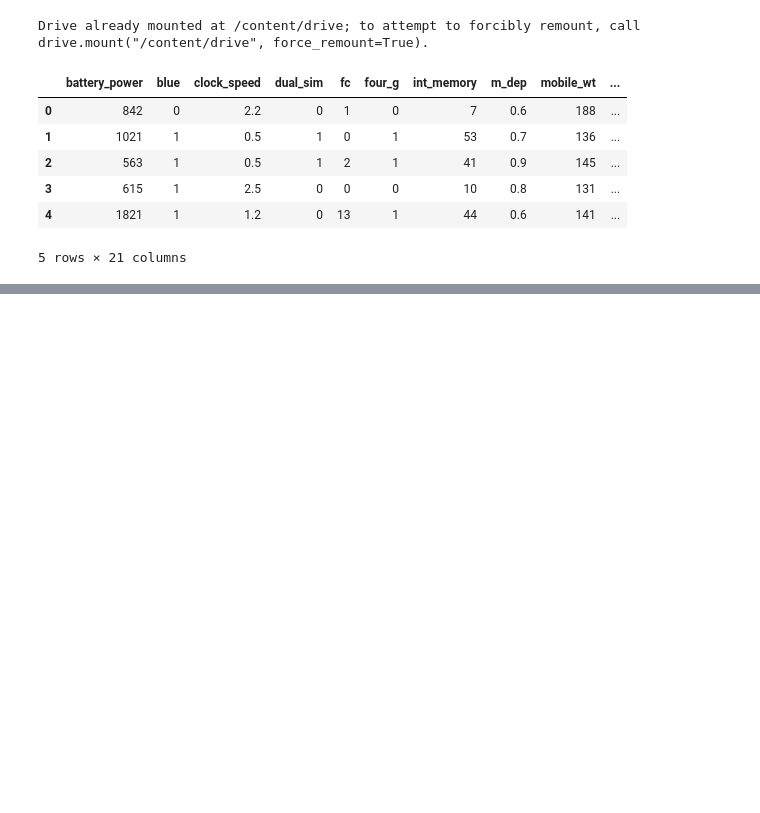
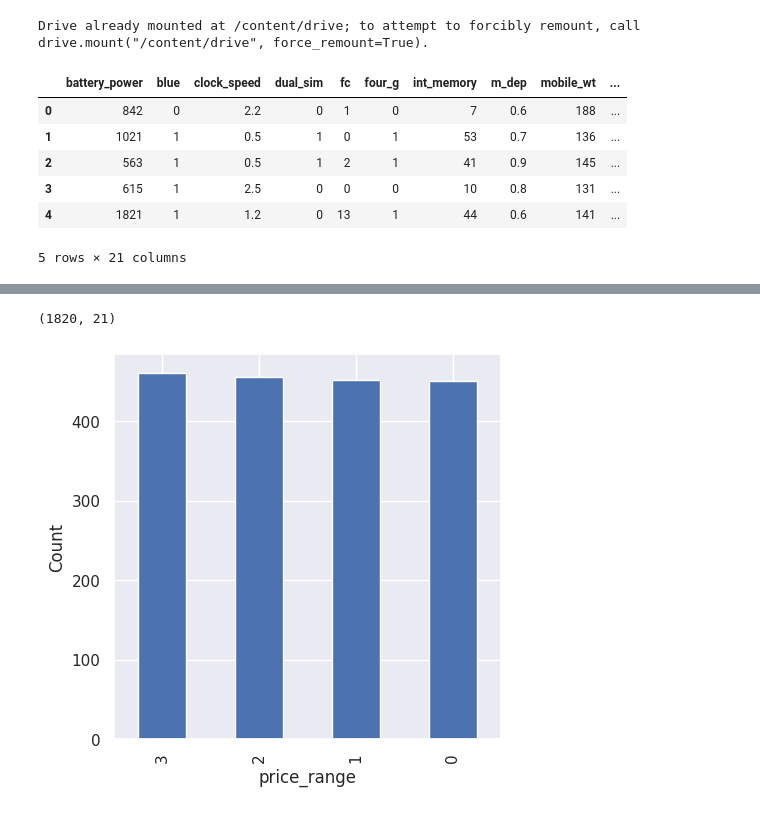
Before and after one commit to Navneet-Nicer/Mobile-Price-Prediction, a Jupyter notebook: Classification_Mobile_Price_Prediction3.ipynb, the cells around one changed output, grey strips where cells are left out. Saved outputs shown, nothing was run; the diff lists cells and outputs as text; code cells hidden in the pictures; blank space fills up the shorter version.

```diff
--- a/Classification_Mobile_Price_Prediction3.ipynb
+++ b/Classification_Mobile_Price_Prediction3.ipynb
@@ -93,0 +117,15 @@ train_data.head()
+# %%
+# Now, we remove the data points with missing data.
+train_data_f = train_data[train_data['sc_w'] != 0]
+train_data_f.shape
+# %% [output]
+(1820, 21)
+# %%
+# Let us visualize the number of elements in each class of mobile phones.
+sns.set()
+price_plot=train_data_f['price_range'].value_counts().plot(kind='bar')
+plt.xlabel('price_range')
+plt.ylabel('Count')
+plt.show()
+# %% [output]
+[figure, added]
```
Also changed, not shown: parts of 18 cells of this notebook.
